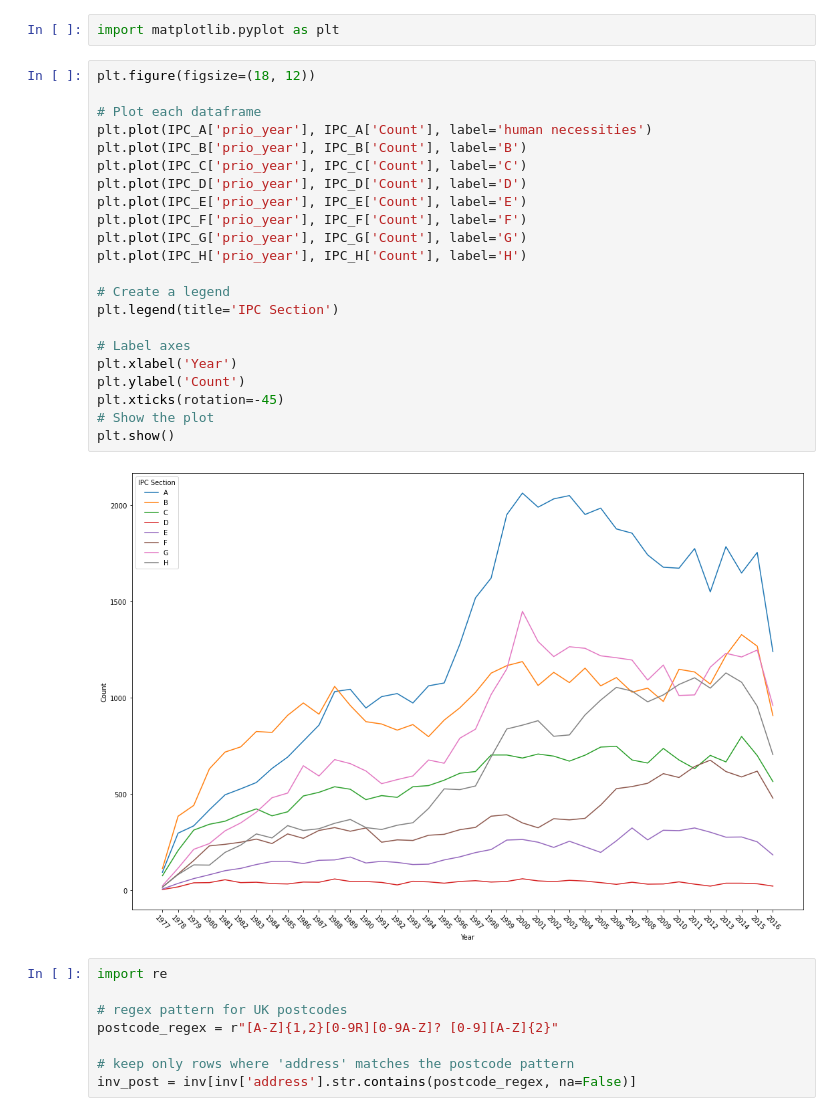
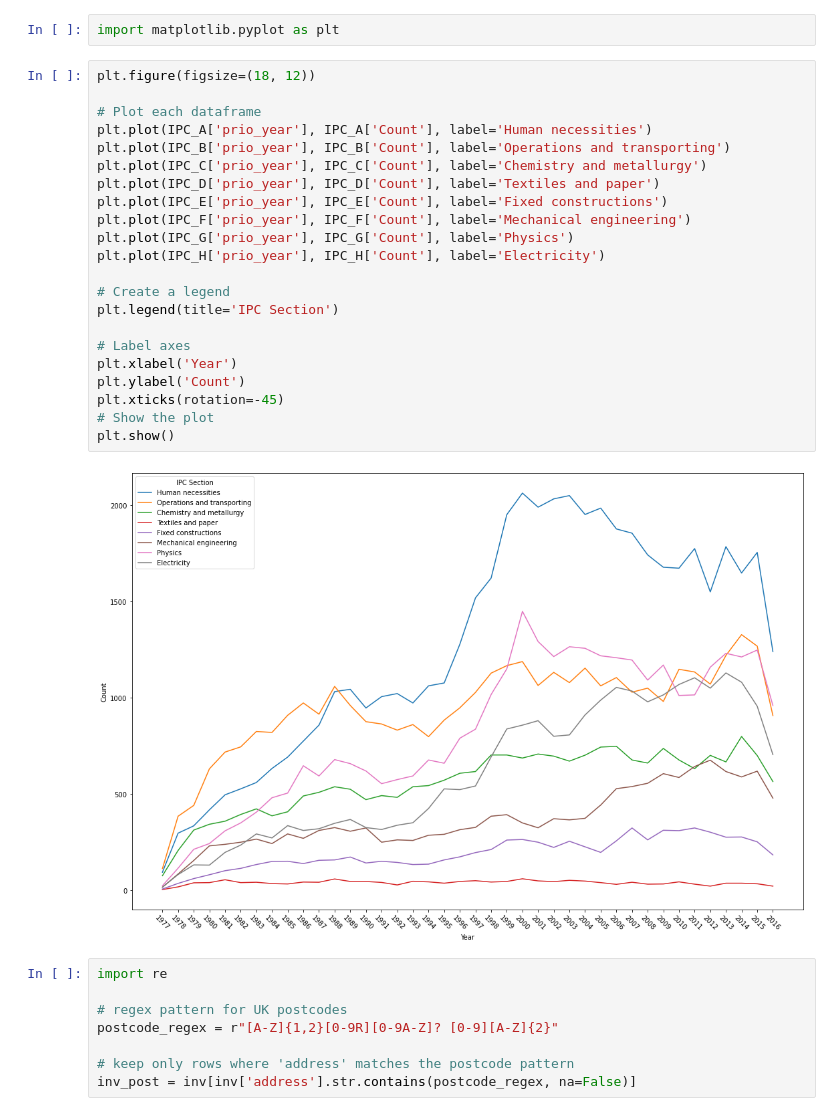
Before and after one commit to zhuoranliu22/dissertation, a Jupyter notebook: line_chart&address.ipynb, the cells around one changed output. Cells and saved outputs as stored; diff of their text form.

```diff
--- a/line_chart&address.ipynb
+++ b/line_chart&address.ipynb
@@ -196,27 +196,27 @@ import matplotlib.pyplot as plt
 # %%
 plt.figure(figsize=(18, 12))
 
 # Plot each dataframe
-plt.plot(IPC_A['prio_year'], IPC_A['Count'], label='human necessities')
-plt.plot(IPC_B['prio_year'], IPC_B['Count'], label='B')
-plt.plot(IPC_C['prio_year'], IPC_C['Count'], label='C')
-plt.plot(IPC_D['prio_year'], IPC_D['Count'], label='D')
-plt.plot(IPC_E['prio_year'], IPC_E['Count'], label='E')
-plt.plot(IPC_F['prio_year'], IPC_F['Count'], label='F')
-plt.plot(IPC_G['prio_year'], IPC_G['Count'], label='G')
-plt.plot(IPC_H['prio_year'], IPC_H['Count'], label='H')
+plt.plot(IPC_A['prio_year'], IPC_A['Count'], label='Human necessities')
+plt.plot(IPC_B['prio_year'], IPC_B['Count'], label='Operations and transporting')
+plt.plot(IPC_C['prio_year'], IPC_C['Count'], label='Chemistry and metallurgy')
+plt.plot(IPC_D['prio_year'], IPC_D['Count'], label='Textiles and paper')
+plt.plot(IPC_E['prio_year'], IPC_E['Count'], label='Fixed constructions')
+plt.plot(IPC_F['prio_year'], IPC_F['Count'], label='Mechanical engineering')
+plt.plot(IPC_G['prio_year'], IPC_G['Count'], label='Physics')
+plt.plot(IPC_H['prio_year'], IPC_H['Count'], label='Electricity')
 
 # Create a legend
 plt.legend(title='IPC Section')
 
 # Label axes
 plt.xlabel('Year')
 plt.ylabel('Count')
 plt.xticks(rotation=-45)
 # Show the plot
 plt.show()
 # %% [output]
-[figure, old version]
+[figure, new version]
 # %%
 import re
 
```
Also changed, not shown: parts of 28 cells of this notebook, 8 other files.
